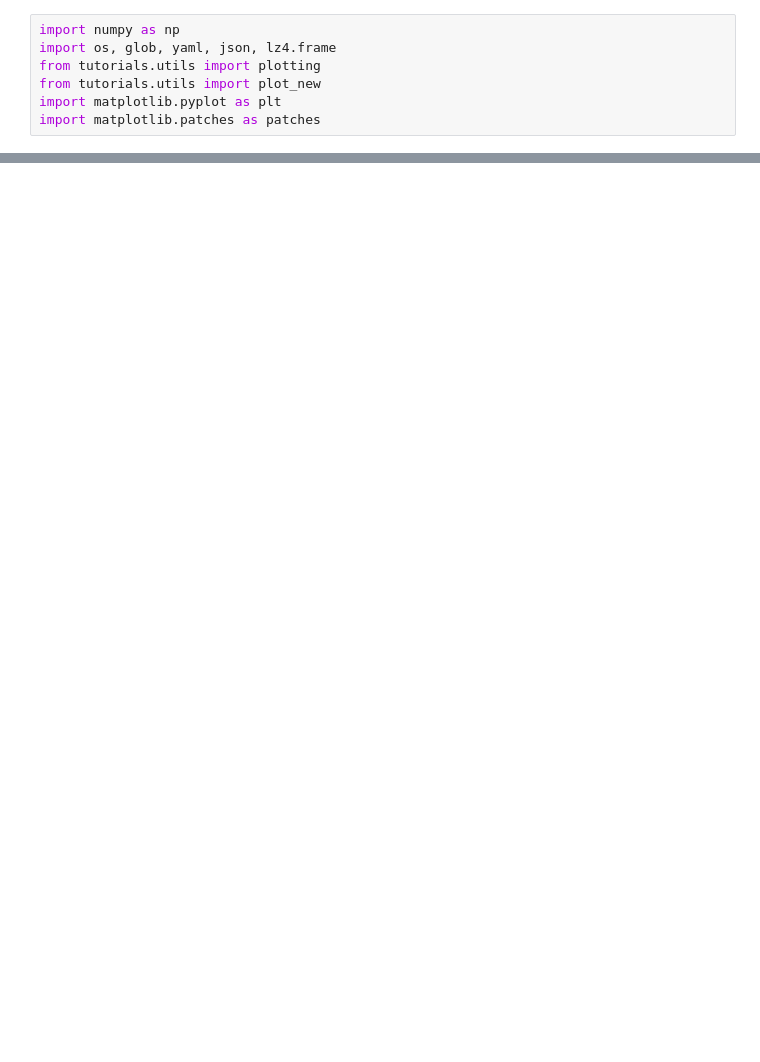
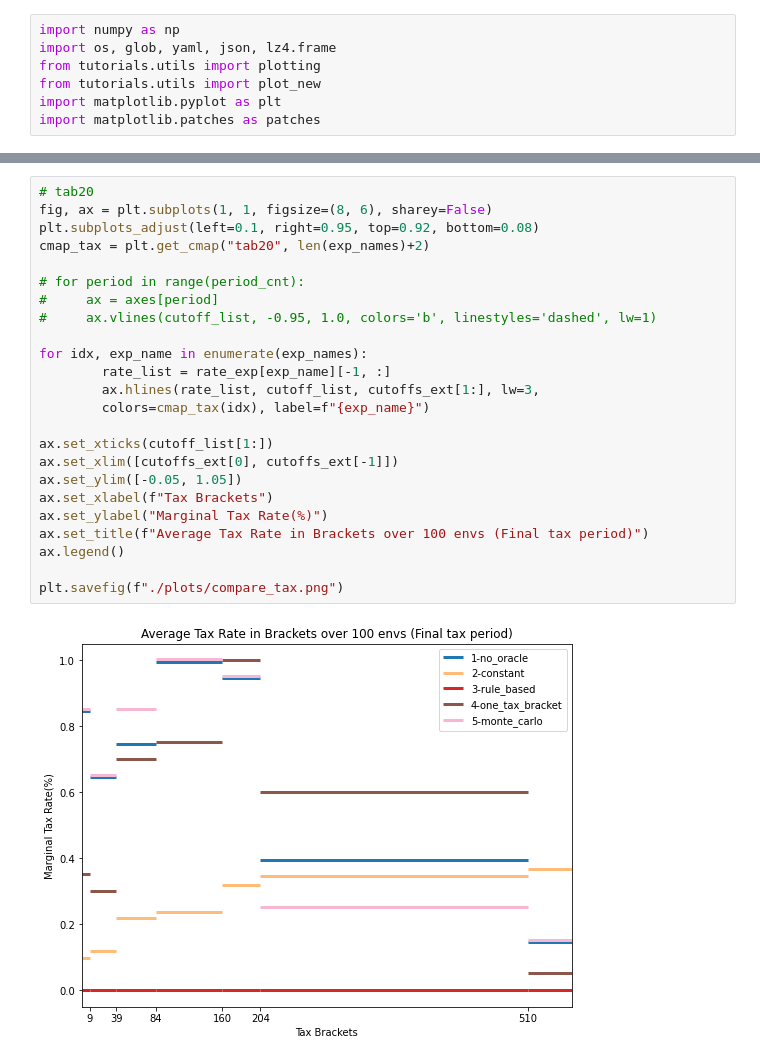
Before and after one commit to Thahit/AI_Econ, a Jupyter notebook: VisualizeDenseLogs_zilong.ipynb, the cells around one changed output, grey strips where cells are left out. Saved outputs shown, nothing was run; the diff lists cells and outputs as text; blank space fills up the shorter version.

```diff
--- a/VisualizeDenseLogs_zilong.ipynb
+++ b/VisualizeDenseLogs_zilong.ipynb
@@ -154 +133,27 @@ def visualize_logs(scenario, phase, env):
+# %%
+# tab20
+fig, ax = plt.subplots(1, 1, figsize=(8, 6), sharey=False)
+plt.subplots_adjust(left=0.1, right=0.95, top=0.92, bottom=0.08)
+cmap_tax = plt.get_cmap("tab20", len(exp_names)+2)
+
+# for period in range(period_cnt):
+#     ax = axes[period]
+#     ax.vlines(cutoff_list, -0.95, 1.0, colors='b', linestyles='dashed', lw=1)
+
+for idx, exp_name in enumerate(exp_names):
+        rate_list = rate_exp[exp_name][-1, :]
+        ax.hlines(rate_list, cutoff_list, cutoffs_ext[1:], lw=3,
+        colors=cmap_tax(idx), label=f"{exp_name}")
+
+ax.set_xticks(cutoff_list[1:])
+ax.set_xlim([cutoffs_ext[0], cutoffs_ext[-1]])
+ax.set_ylim([-0.05, 1.05])
+ax.set_xlabel(f"Tax Brackets")
+ax.set_ylabel("Marginal Tax Rate(%)")
+ax.set_title(f"Average Tax Rate in Brackets over 100 envs (Final tax period)")
+ax.legend()
+
+plt.savefig(f"./plots/compare_tax.png")
+# %% [output]
+[figure, added]
 # %%
```
Also changed, not shown: parts of 7 cells of this notebook, 34 other files.
